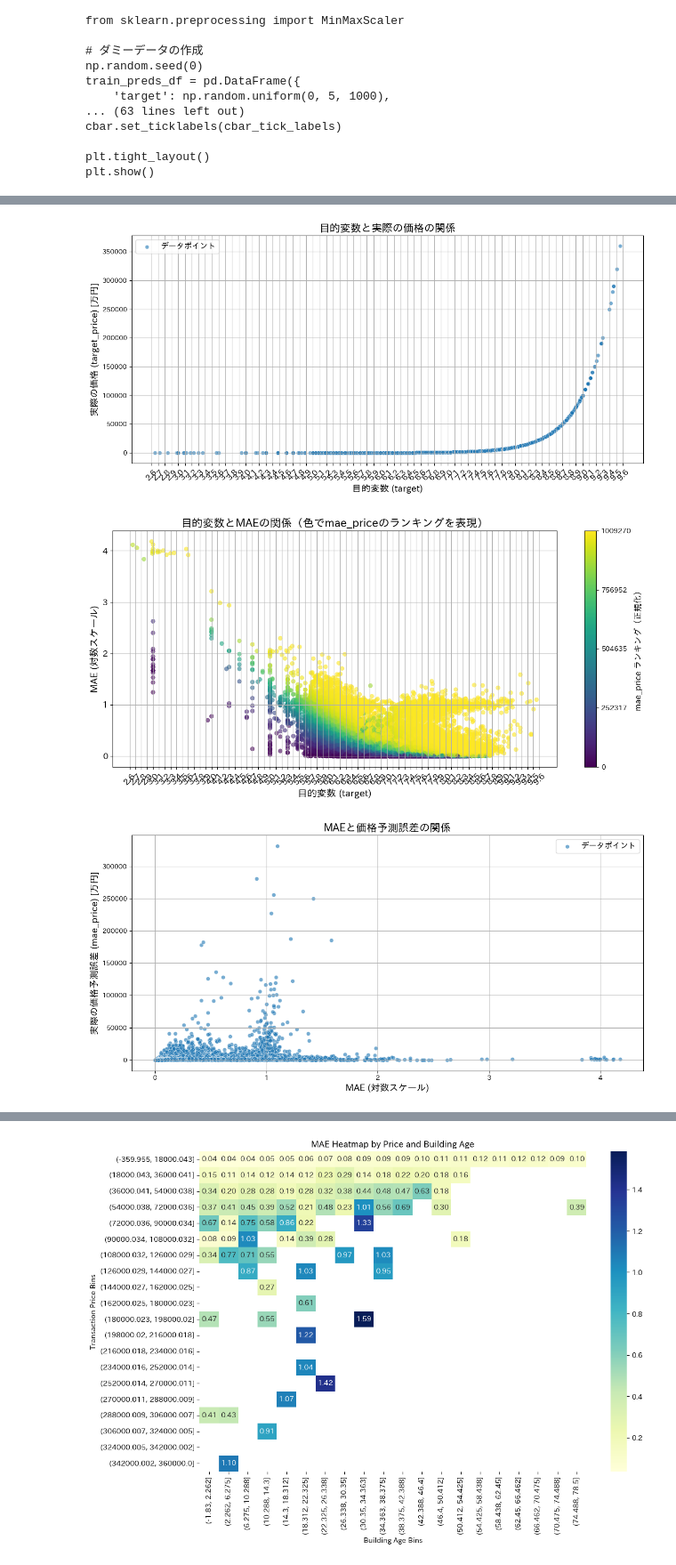
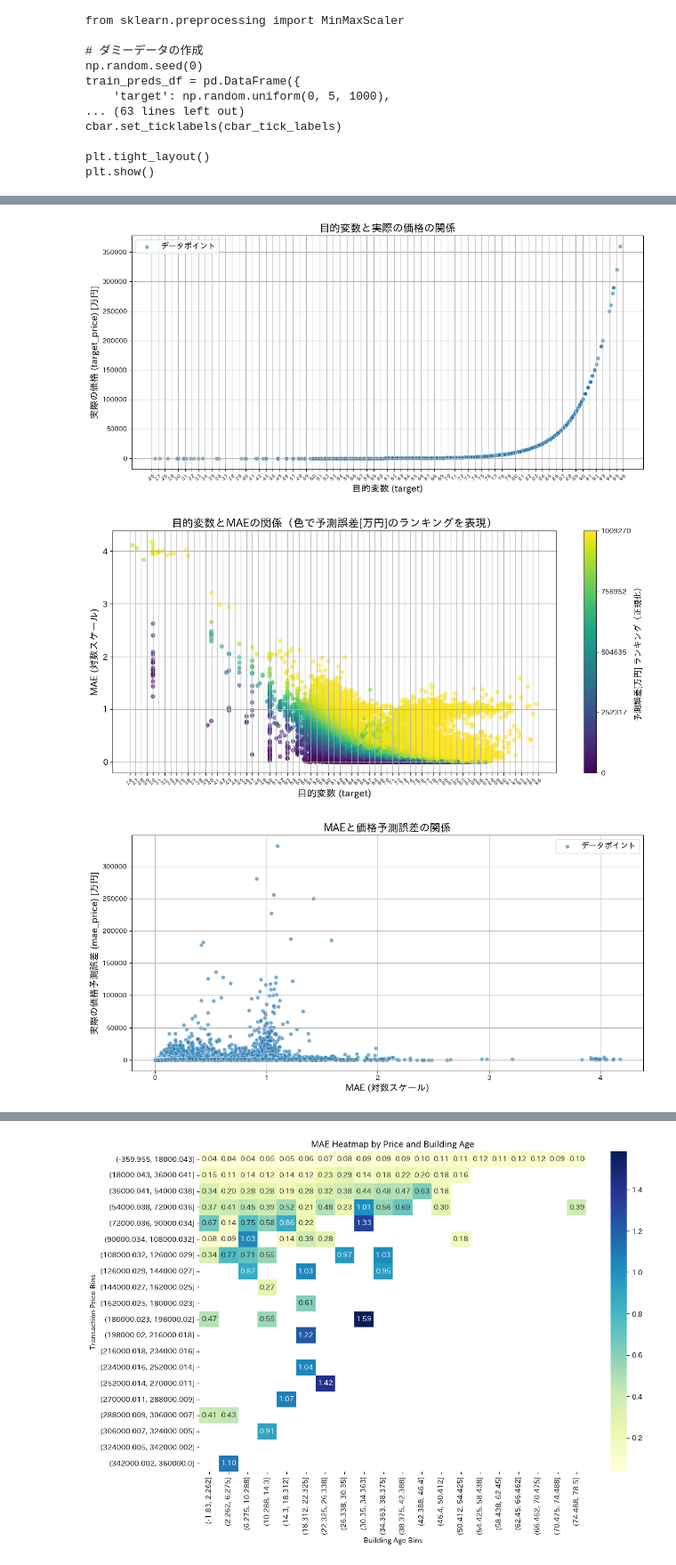
Before and after one commit to yuto12fr124/apartment_price_prediction_summer_2024, a Jupyter notebook: code/EDA/EDA_pred_v3.ipynb, the cells around one changed output, grey strips where cells are left out. Shown at 89% size. Drawn from its saved outputs; the diff is of its cells as text; code cells hidden in the pictures.

```diff
--- a/code/EDA/EDA_pred_v3.ipynb
+++ b/code/EDA/EDA_pred_v3.ipynb
@@ -364,7 +470,7 @@ train_preds_df["target_price"] = 10 ** train_preds_df["target"] / 10000
 train_preds_df["mae"] = abs(train_preds_df["target"] - train_preds_df["pred_weight"])
 
 # target_priceが一定の値以上の行を削除する
-threshold = 800000  # ここで削除したいtarget_priceの閾値を設定
+#threshold = 800000  # ここで削除したいtarget_priceの閾値を設定
 if threshold is not None:
     train_preds_df = train_preds_df[train_preds_df["target_price"] < threshold]
 
@@ -376,7 +482,6 @@ train_preds_df["mae_price"] = abs(train_preds_df["target_price"] - train_preds_d
 
 # 上位10%の誤差が大きい物件を抽出
 high_error_df = train_preds_df[train_preds_df['mae'] >= train_preds_df['mae'].quantile(0.9)]
-
 # 下位10%の誤差が小さい物件を抽出
 low_error_df = train_preds_df[train_preds_df['mae'] <= train_preds_df['mae'].quantile(0.1)]
 
@@ -413,7 +518,7 @@ sns.scatterplot(x='target', y='target_price', data=train_preds_df, alpha=0.6, la
 plt.title('目的変数と実際の価格の関係', fontsize=16)
 plt.xlabel('目的変数 (target)', fontsize=14)
 plt.ylabel('実際の価格 (target_price) [万円]', fontsize=14)
-plt.xticks(x_ticks, rotation=45, fontsize=12)  # ラベルを45度回転し、フォントサイズを調整
+plt.xticks(x_ticks, rotation=45, fontsize=7)  # ラベルを45度回転し、フォントサイズを調整
 plt.legend(fontsize=12)
 plt.grid(True)
 plt.tight_layout()
@@ -431,17 +536,17 @@ scatter = sns.scatterplot(
     edgecolor=None
 )
 
-plt.title('目的変数とMAEの関係（色でmae_priceのランキングを表現）', fontsize=16)
+plt.title('目的変数とMAEの関係（色で予測誤差[万円]のランキングを表現）', fontsize=16)
 plt.xlabel('目的変数 (target)', fontsize=14)
 plt.ylabel('MAE (対数スケール)', fontsize=14)
-plt.xticks(x_ticks, rotation=45, fontsize=12)  # ラベルを45度回転し、フォントサイズを調整
+plt.xticks(x_ticks, rotation=45, fontsize=7)  # ラベルを45度回転し、フォントサイズを調整
 
 # カラーバーの追加
 norm = plt.Normalize(train_preds_df['mae_price_rank_normalized'].min(), train_preds_df['mae_price_rank_normalized'].max())
 sm = plt.cm.ScalarMappable(cmap='viridis', norm=norm)
 sm.set_array([])
 cbar = plt.colorbar(sm)
-cbar.set_label('mae_price ランキング（正規化）', fontsize=12)
+cbar.set_label('予測誤差[万円] ランキング（正規化）', fontsize=12)
 
 # カラーバーの目盛りをランキングに基づいてカスタマイズ
 cbar_ticks = [0.0, 0.25, 0.5, 0.75, 1.0]
@@ -489,3 +594,3 @@ ID                                          ...
-[figure, old version]
+[figure, new version]
-[figure, old version]
+[figure, new version]
 [figure]
```
Also changed, not shown: parts of 12 cells of this notebook, 9 other files.
